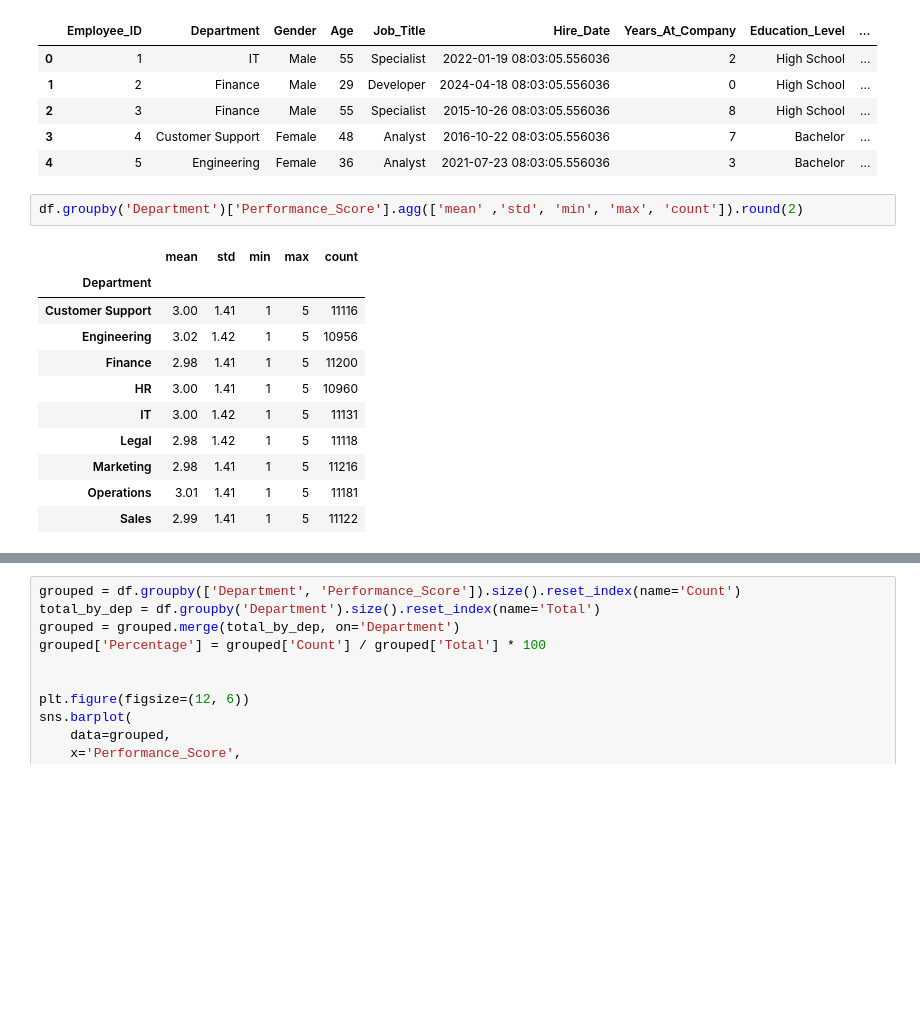
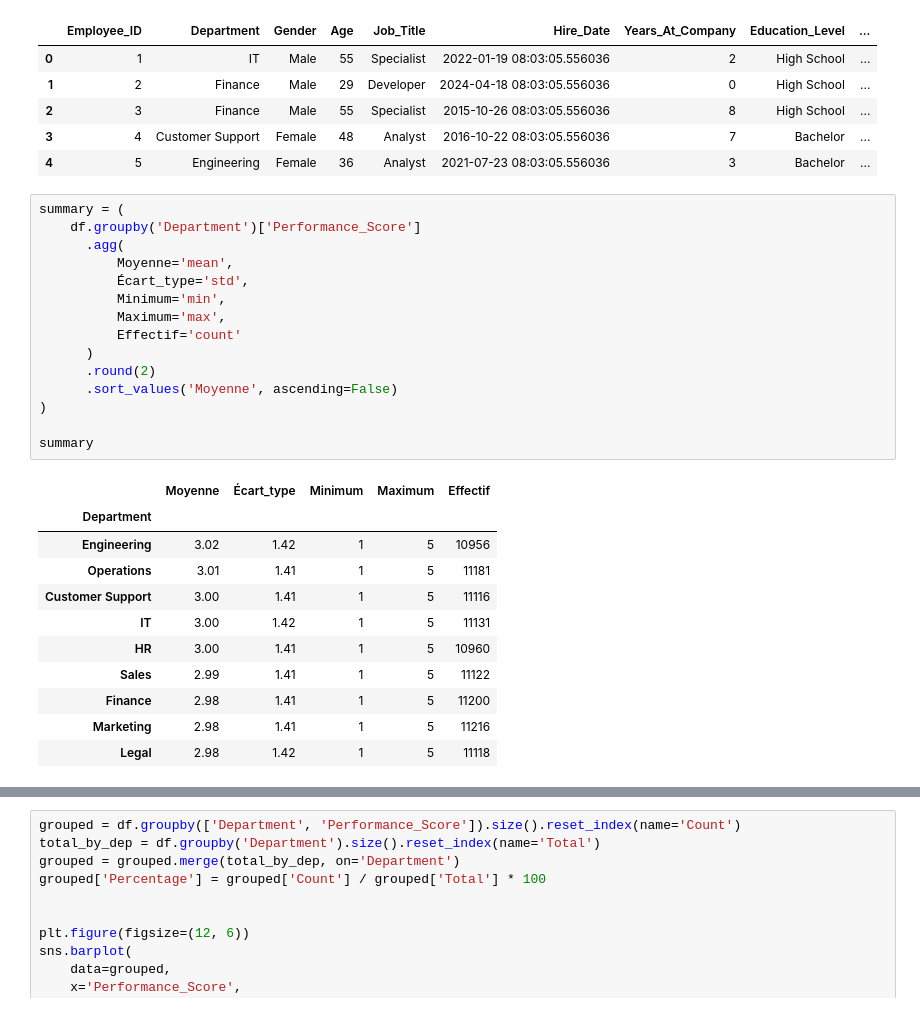
Before and after one commit to SylvainVassr/Data-Analyst-Warmup-Project, a Jupyter notebook: Projet4/Projet4.ipynb, the cells around one changed output, grey strips where cells are left out. Cells and saved outputs as stored; diff of their text form; blank space fills up the shorter version.

```diff
--- a/Projet4/Projet4.ipynb
+++ b/Projet4/Projet4.ipynb
@@ -18,19 +18,32 @@ df.head()
 | 3 | 4 | Customer Support | Female | 48 | Analyst | 2016-10-22 08:03:05.556036 | 7 | Bachelor | ... |
 | 4 | 5 | Engineering | Female | 36 | Analyst | 2021-07-23 08:03:05.556036 | 3 | Bachelor | ... |
 # %%
-df.groupby('Department')['Performance_Score'].agg(['mean' ,'std', 'min', 'max', 'count']).round(2)
+summary = (
+    df.groupby('Department')['Performance_Score']
+      .agg(
+          Moyenne='mean',
+          Écart_type='std',
+          Minimum='min',
+          Maximum='max',
+          Effectif='count'
+      )
+      .round(2)
+      .sort_values('Moyenne', ascending=False)
+)
+
+summary
 # %% [output]
-|  | mean | std | min | max | count |
+|  | Moyenne | Écart_type | Minimum | Maximum | Effectif |
 | Department |  |  |  |  |  |
+| Engineering | 3.02 | 1.42 | 1 | 5 | 10956 |
+| Operations | 3.01 | 1.41 | 1 | 5 | 11181 |
 | Customer Support | 3.00 | 1.41 | 1 | 5 | 11116 |
-| Engineering | 3.02 | 1.42 | 1 | 5 | 10956 |
+| IT | 3.00 | 1.42 | 1 | 5 | 11131 |
+| HR | 3.00 | 1.41 | 1 | 5 | 10960 |
+| Sales | 2.99 | 1.41 | 1 | 5 | 11122 |
 | Finance | 2.98 | 1.41 | 1 | 5 | 11200 |
-| HR | 3.00 | 1.41 | 1 | 5 | 10960 |
-| IT | 3.00 | 1.42 | 1 | 5 | 11131 |
+| Marketing | 2.98 | 1.41 | 1 | 5 | 11216 |
 | Legal | 2.98 | 1.42 | 1 | 5 | 11118 |
-| Marketing | 2.98 | 1.41 | 1 | 5 | 11216 |
-| Operations | 3.01 | 1.41 | 1 | 5 | 11181 |
-| Sales | 2.99 | 1.41 | 1 | 5 | 11122 |
 # %%
 import statsmodels.api as sm
 from statsmodels.formula.api import ols
```
Also changed, not shown: parts of 9 cells of this notebook, 2 other files.
